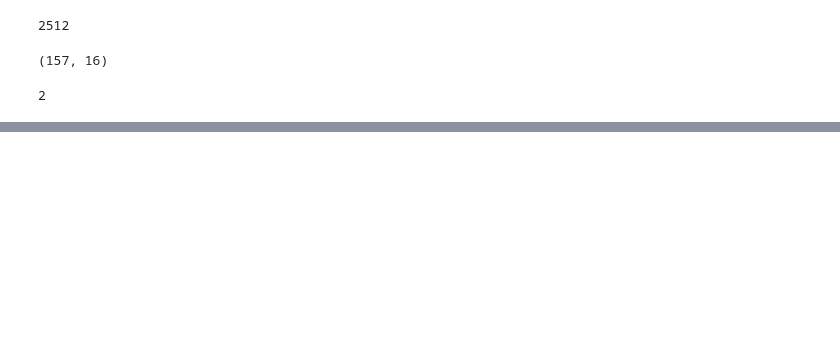
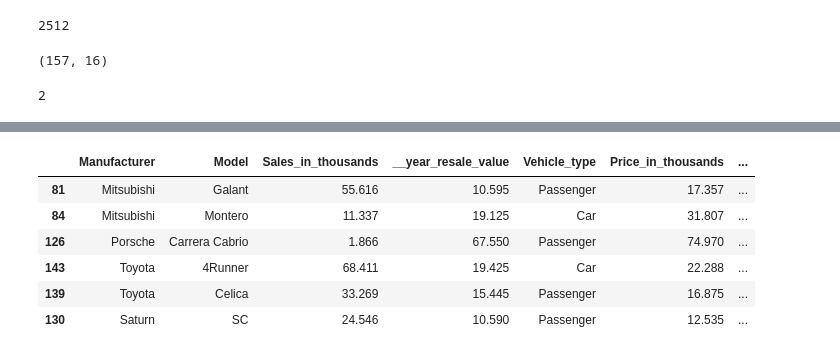
Before and after one commit to pain459/learn_ds, a Jupyter notebook: pandas_data_analysis/workbook-kaggle-car-sales.ipynb, the cells around one changed output, grey strips where cells are left out. Saved outputs shown, nothing was run; the diff lists cells and outputs as text; code cells hidden in the pictures; blank space fills up the shorter version.

```diff
--- a/pandas_data_analysis/workbook-kaggle-car-sales.ipynb
+++ b/pandas_data_analysis/workbook-kaggle-car-sales.ipynb
@@ -77,0 +153,10 @@ df.ndim  # dimentions of data
+# %%
+df.sample(frac=0.05)
+# %% [output]
+|  | Manufacturer | Model | Sales_in_thousands | __year_resale_value | Vehicle_type | Price_in_thousands | ... |
+| 81 | Mitsubishi | Galant | 55.616 | 10.595 | Passenger | 17.357 | ... |
+| 84 | Mitsubishi | Montero | 11.337 | 19.125 | Car | 31.807 | ... |
+| 126 | Porsche | Carrera Cabrio | 1.866 | 67.550 | Passenger | 74.970 | ... |
+| 143 | Toyota | 4Runner | 68.411 | 19.425 | Car | 22.288 | ... |
+| 139 | Toyota | Celica | 33.269 | 15.445 | Passenger | 16.875 | ... |
+| 130 | Saturn | SC | 24.546 | 10.590 | Passenger | 12.535 | ... |
```
Also changed, not shown: parts of 14 cells of this notebook.
